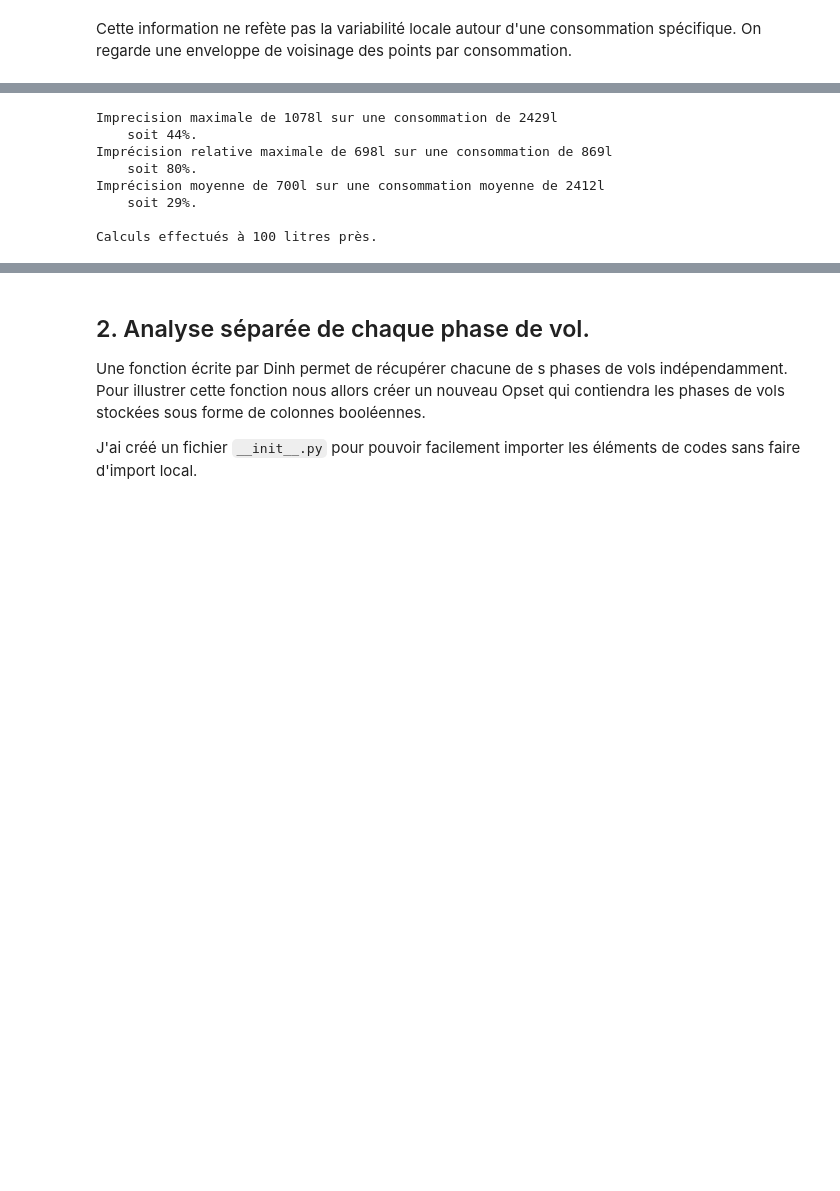
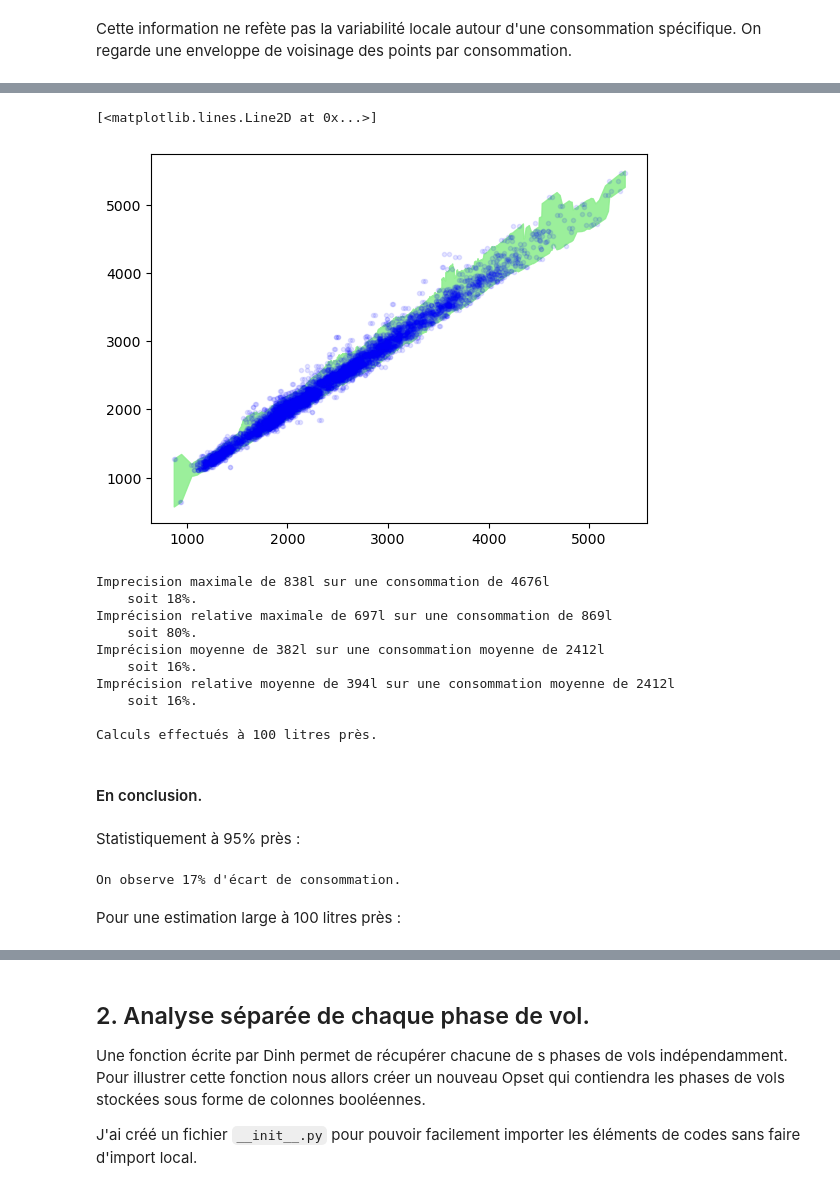
Before and after one commit to jee51/M2DProjet2324, a Jupyter notebook: notebooks/conso_fuel_globale.ipynb, the cells around one changed output, grey strips where cells are left out. Cells and saved outputs as stored; diff of their text form; code cells hidden in the pictures; blank space fills up the shorter version.

```diff
--- a/notebooks/conso_fuel_globale.ipynb
+++ b/notebooks/conso_fuel_globale.ipynb
@@ -195,3 +228,11 @@ plt.plot(y[i], y[i]-1.96*st[i])
+# %%
+plt.fill_between(y[i], y[i]+up[i], y[i]+dn[i], color='lightgreen', alpha=0.9)
+plt.plot(y[i],hy[i],'b.', alpha=0.1)
+#plt.plot(y[i], y[i]+up[i])
+#plt.plot(y[i], y[i]+dn[i])
+# %% [output]
+[<matplotlib.lines.Line2D at 0x...>]
+[figure, added]
 # %%
 imax = np.argmax(up-dn)
 print(f"Imprecision maximale de {up[imax]-dn[imax]:.0f}l sur une consommation de {y[imax]:.0f}l")
@@ -207,14 +248,33 @@ ymean = np.mean(y)
 print(f"Imprécision moyenne de {dmean:.0f}l sur une consommation moyenne de {ymean:.0f}l")
 print(f"    soit {100*dmean/ymean:.0f}%.")
 
+rmean = np.mean((up-dn)/y)
+print(f"Imprécision relative moyenne de {rmean*ymean:.0f}l sur une consommation moyenne de {ymean:.0f}l")
+print(f"    soit {100*rmean:.0f}%.")
+
 print()
 print(f"Calculs effectués à {w} litres près.")
 # %% [output]
-Imprecision maximale de 1078l sur une consommation de 2429l
-    soit 44%.
-Imprécision relative maximale de 698l sur une consommation de 869l
+Imprecision maximale de 838l sur une consommation de 4676l
+    soit 18%.
+Imprécision relative maximale de 697l sur une consommation de 869l
     soit 80%.
-Imprécision moyenne de 700l sur une consommation moyenne de 2412l
-    soit 29%.
+Imprécision moyenne de 382l sur une consommation moyenne de 2412l
+    soit 16%.
+Imprécision relative moyenne de 394l sur une consommation moyenne de 2412l
+    soit 16%.
 
 Calculs effectués à 100 litres près.
+# %% [markdown]
+#### En conclusion.
+# %% [markdown]
+Statistiquement à 95% près :
+# %%
+# Je vote pour ce calcul simple.
+r = dy/y
+q = (100*np.diff(np.percentile(r,[2.5, 97.5]))).item()
+print(f"On observe {q:.0f}% d'écart de consommation.")
+# %% [output]
+On observe 17% d'écart de consommation.
+# %% [markdown]
+Pour une estimation large à 100 litres près :
```
Also changed, not shown: parts of 7 cells of this notebook.
